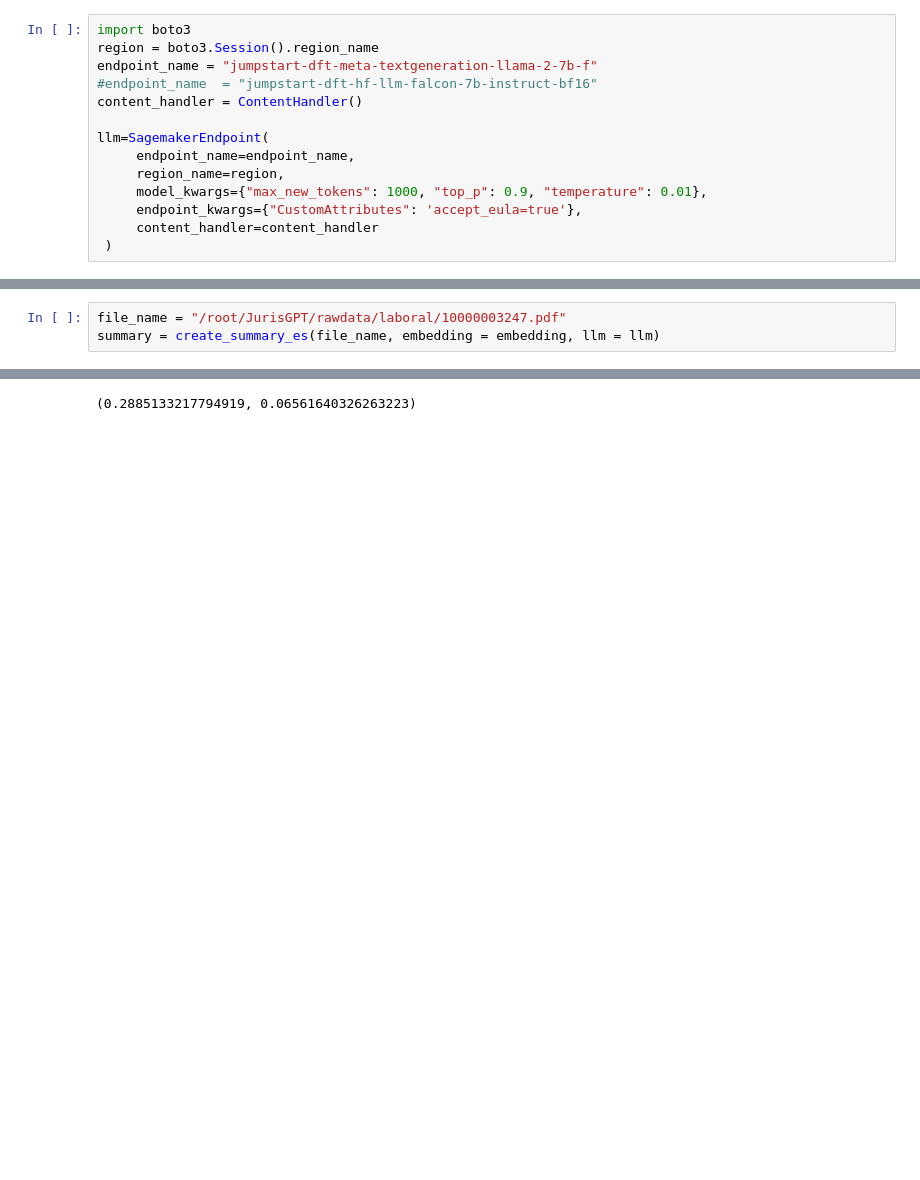
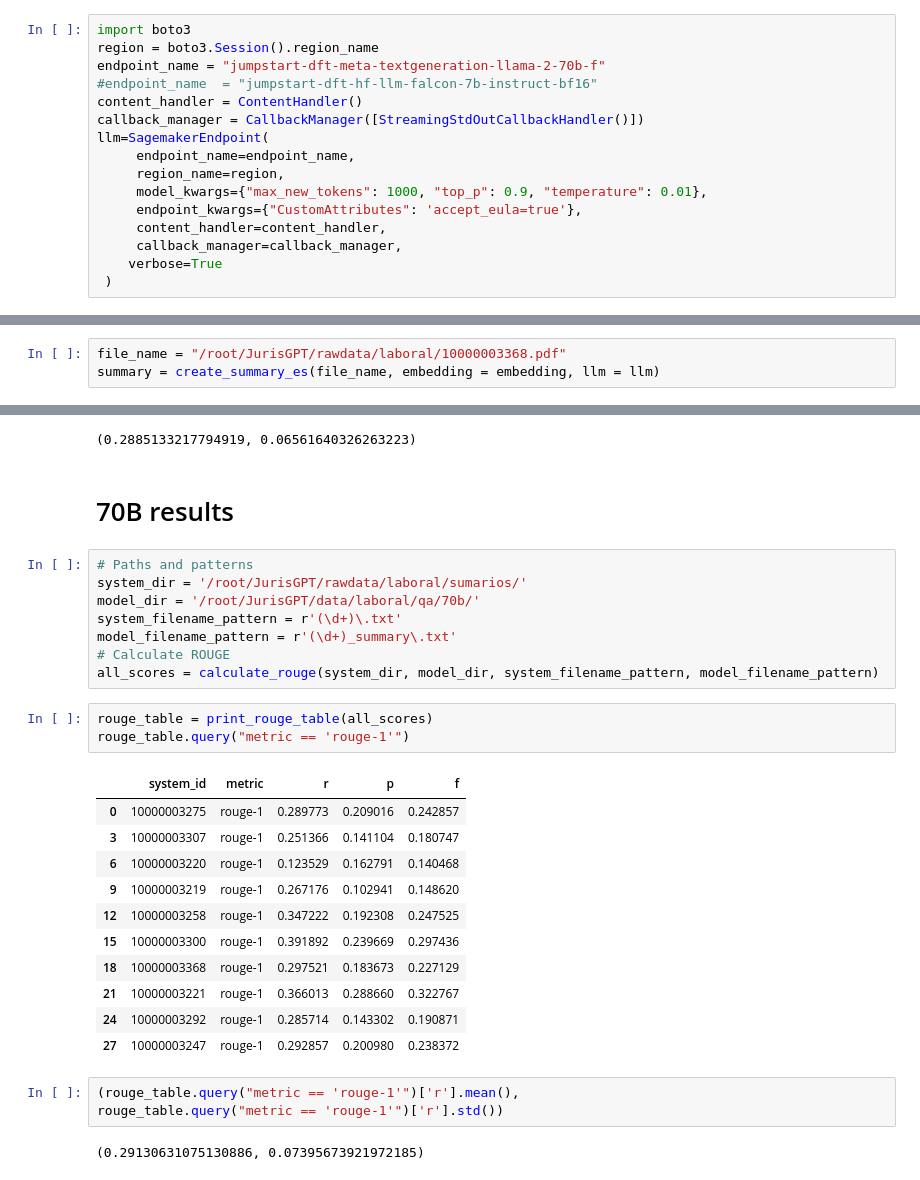
Before and after one commit to harpomaxx/JurisGPT, a Jupyter notebook: code/python/notebooks/simple_rule_summary.ipynb, the cells around one changed output, grey strips where cells are left out. Drawn from its saved outputs; the diff is of its cells as text; blank space fills up the shorter version.

```diff
--- a/code/python/notebooks/simple_rule_summary.ipynb
+++ b/code/python/notebooks/simple_rule_summary.ipynb
@@ -180,16 +182,18 @@ class HFContentHandler(LLMContentHandler):
 # %%
 import boto3
 region = boto3.Session().region_name
-endpoint_name = "jumpstart-dft-meta-textgeneration-llama-2-7b-f"
+endpoint_name = "jumpstart-dft-meta-textgeneration-llama-2-70b-f"
 #endpoint_name  = "jumpstart-dft-hf-llm-falcon-7b-instruct-bf16"
 content_handler = ContentHandler()
-
+callback_manager = CallbackManager([StreamingStdOutCallbackHandler()])
 llm=SagemakerEndpoint(
      endpoint_name=endpoint_name,
      region_name=region,
      model_kwargs={"max_new_tokens": 1000, "top_p": 0.9, "temperature": 0.01},
      endpoint_kwargs={"CustomAttributes": 'accept_eula=true'},
-     content_handler=content_handler
+     content_handler=content_handler,
+     callback_manager=callback_manager,
+    verbose=True
  )
 # %% [markdown]
 ### Test the LLM
@@ -336,7 +340,7 @@ def create_summary(rule_file, embedding, llm):
     index.vectorstore.delete_collection()
     return llm(prompt)
 # %%
-file_name = "/root/JurisGPT/rawdata/laboral/10000003247.pdf"
+file_name = "/root/JurisGPT/rawdata/laboral/10000003368.pdf"
 summary = create_summary_es(file_name, embedding = embedding, llm = llm)
 # %% [output]
 calculating ant
@@ -657,3 +646,33 @@ rouge_table.query("metric == 'rouge-1'")
 rouge_table.query("metric == 'rouge-1'")['r'].std())
 # %% [output]
 (0.2885133217794919, 0.06561640326263223)
+# %% [markdown]
+# 70B results
+# %%
+# Paths and patterns
+system_dir = '/root/JurisGPT/rawdata/laboral/sumarios/'
+model_dir = '/root/JurisGPT/data/laboral/qa/70b/'
+system_filename_pattern = r'(\d+)\.txt'
+model_filename_pattern = r'(\d+)_summary\.txt'
+# Calculate ROUGE
+all_scores = calculate_rouge(system_dir, model_dir, system_filename_pattern, model_filename_pattern)
+# %%
+rouge_table = print_rouge_table(all_scores)
+rouge_table.query("metric == 'rouge-1'")
+# %% [output]
+|  | system_id | metric | r | p | f |
+| 0 | 10000003275 | rouge-1 | 0.289773 | 0.209016 | 0.242857 |
+| 3 | 10000003307 | rouge-1 | 0.251366 | 0.141104 | 0.180747 |
+| 6 | 10000003220 | rouge-1 | 0.123529 | 0.162791 | 0.140468 |
+| 9 | 10000003219 | rouge-1 | 0.267176 | 0.102941 | 0.148620 |
+| 12 | 10000003258 | rouge-1 | 0.347222 | 0.192308 | 0.247525 |
+| 15 | 10000003300 | rouge-1 | 0.391892 | 0.239669 | 0.297436 |
+| 18 | 10000003368 | rouge-1 | 0.297521 | 0.183673 | 0.227129 |
+| 21 | 10000003221 | rouge-1 | 0.366013 | 0.288660 | 0.322767 |
+| 24 | 10000003292 | rouge-1 | 0.285714 | 0.143302 | 0.190871 |
+| 27 | 10000003247 | rouge-1 | 0.292857 | 0.200980 | 0.238372 |
+# %%
+(rouge_table.query("metric == 'rouge-1'")['r'].mean(),
+rouge_table.query("metric == 'rouge-1'")['r'].std())
+# %% [output]
+(0.29130631075130886, 0.07395673921972185)
```
Also changed, not shown: parts of 5 cells of this notebook, 10 other files.
